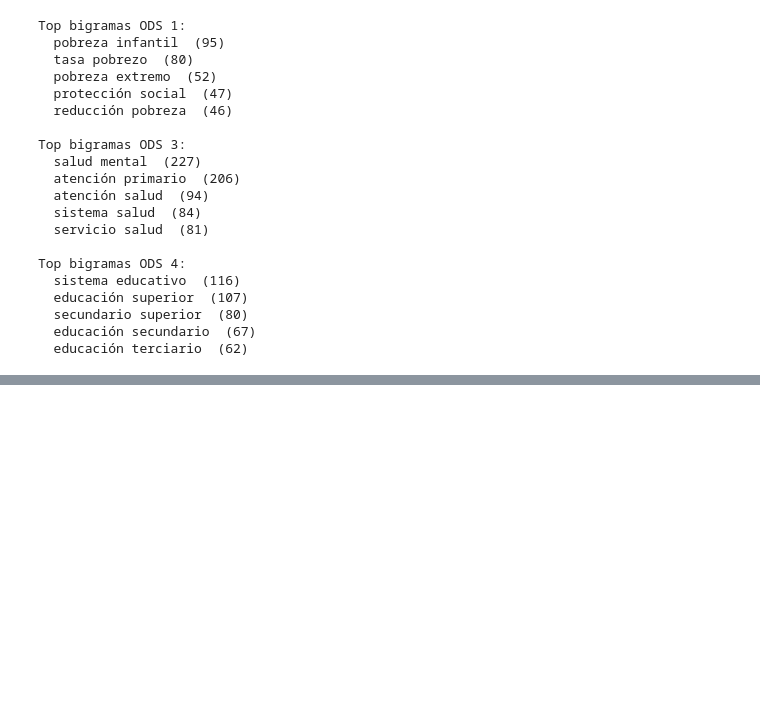
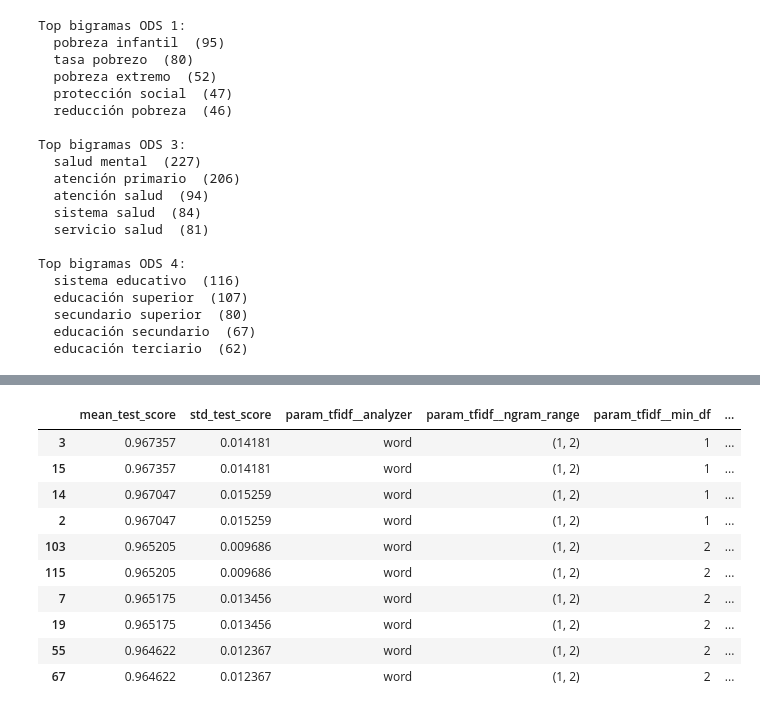
Before and after one commit to julianaduranl/GProy1E1--9, a Jupyter notebook: noteboook.ipynb, the cells around one changed output, grey strips where cells are left out. Saved outputs shown, nothing was run; the diff lists cells and outputs as text; code cells hidden in the pictures; blank space fills up the shorter version.

```diff
--- a/noteboook.ipynb
+++ b/noteboook.ipynb
@@ -400,0 +498,39 @@ Top bigramas ODS 4:
+# %%
+
+pipe_nb = Pipeline([
+    ('tfidf', TfidfVectorizer(strip_accents='unicode')),
+    ('clf', MultinomialNB())
+])
+
+param_grid = {
+    'tfidf__analyzer':    ['word', 'char_wb'],
+    'tfidf__ngram_range': [(1,1), (1,2)],
+    'tfidf__min_df':      [1, 2, 5],
+    'tfidf__max_df':      [0.9, 1.0],
+    'tfidf__sublinear_tf':[True, False],
+    'clf__alpha':         [0.1, 0.5, 1.0]
+}
+
+# Pesos por clase para atenuar desbalance (opcional pero recomendado)
+classes = np.unique(y_train)
+class_weights = compute_class_weight('balanced', classes=classes, y=y_train)
+cw_map = dict(zip(classes, class_weights))
+sample_weight_train = np.array([cw_map[yi] for yi in y_train])
+
+cv = StratifiedKFold(n_splits=5, shuffle=True, random_state=3301)
+
+grid_nb = GridSearchCV(
+    estimator=pipe_nb,
+    param_grid=param_grid,
+    scoring='f1_macro',     # robusto al desbalance
+    cv=cv,
+    n_jobs=-1,
+    verbose=1
+)
+
+# Con pesos (pasan al paso clf del pipeline)
+grid_nb.fit(X_train, y_train, clf__sample_weight=sample_weight_train)
+
+print("Mejor configuración:", grid_nb.best_params_)
+print("Mejor F1-macro (CV):", round(grid_nb.best_score_, 4))
+best_nb = grid_nb.best_estimator_
@@ -400,0 +631,18 @@ Top bigramas ODS 4:
+# %%
+cv_results = pd.DataFrame(grid_nb.cv_results_)
+cols = ['mean_test_score','std_test_score','param_tfidf__analyzer',
+        'param_tfidf__ngram_range','param_tfidf__min_df','param_tfidf__max_df',
+        'param_tfidf__sublinear_tf','param_clf__alpha','rank_test_score']
+cv_results[cols].sort_values('rank_test_score').head(10)
+# %% [output]
+|  | mean_test_score | std_test_score | param_tfidf__analyzer | param_tfidf__ngram_range | param_tfidf__min_df | ... |
+| 3 | 0.967357 | 0.014181 | word | (1, 2) | 1 | ... |
+| 15 | 0.967357 | 0.014181 | word | (1, 2) | 1 | ... |
+| 14 | 0.967047 | 0.015259 | word | (1, 2) | 1 | ... |
+| 2 | 0.967047 | 0.015259 | word | (1, 2) | 1 | ... |
+| 103 | 0.965205 | 0.009686 | word | (1, 2) | 2 | ... |
+| 115 | 0.965205 | 0.009686 | word | (1, 2) | 2 | ... |
+| 7 | 0.965175 | 0.013456 | word | (1, 2) | 2 | ... |
+| 19 | 0.965175 | 0.013456 | word | (1, 2) | 2 | ... |
+| 55 | 0.964622 | 0.012367 | word | (1, 2) | 2 | ... |
+| 67 | 0.964622 | 0.012367 | word | (1, 2) | 2 | ... |
```
Also changed, not shown: parts of 19 cells of this notebook.
